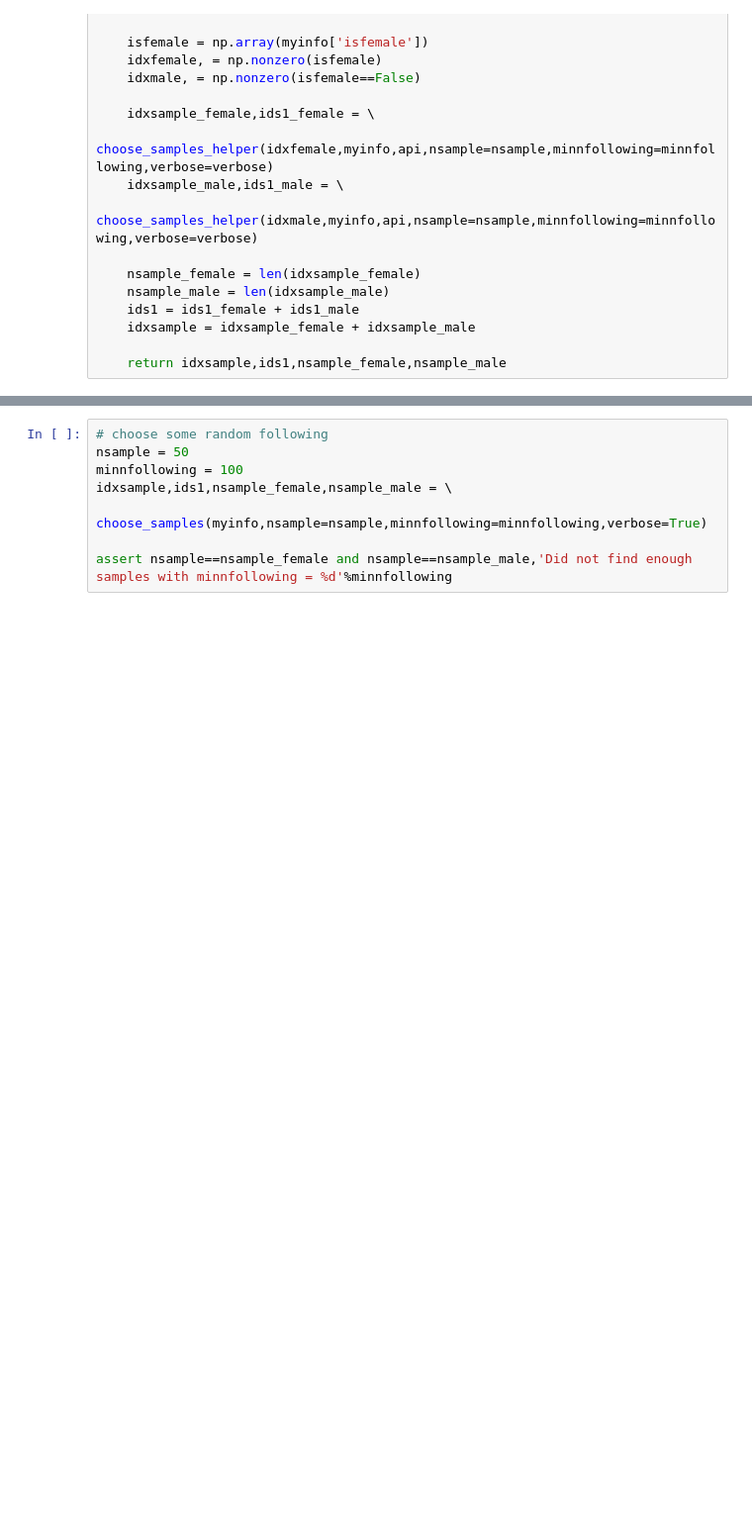
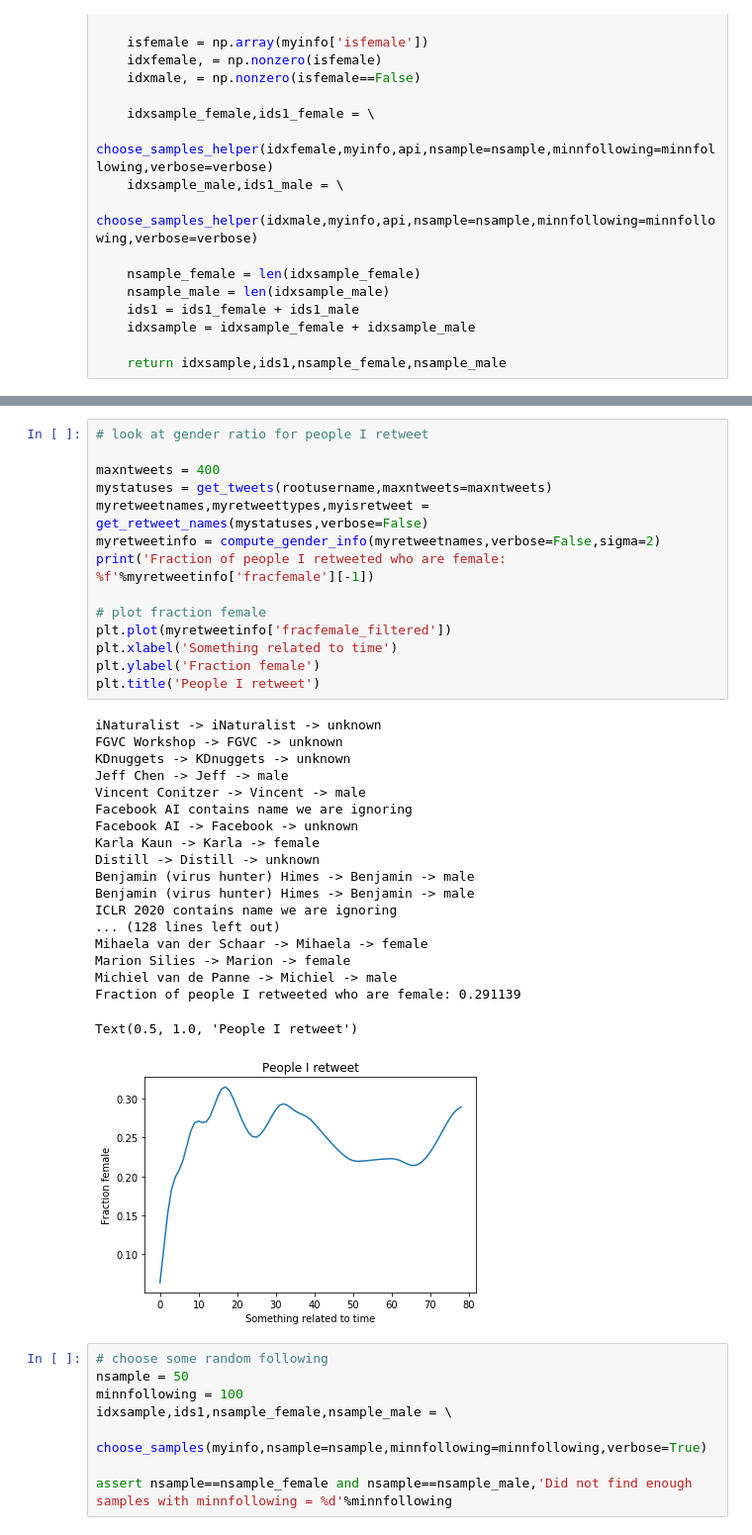
Before and after one commit to kristinbranson/TwitterGenderAnalysis, a Jupyter notebook: TwitterGenderAnalysis.ipynb, the cells around one changed output, grey strips where cells are left out. Shown at 99% size. Cells and saved outputs as stored; diff of their text form; blank space fills up the shorter version.

```diff
--- a/TwitterGenderAnalysis.ipynb
+++ b/TwitterGenderAnalysis.ipynb
@@ -197,3 +263,37 @@ Text(0, 0.5, 'Fraction female')
+# %%
+# look at gender ratio for people I retweet
+
+maxntweets = 400
+mystatuses = get_tweets(rootusername,maxntweets=maxntweets)
+myretweetnames,myretweettypes,myisretweet = get_retweet_names(mystatuses,verbose=False)
+myretweetinfo = compute_gender_info(myretweetnames,verbose=False,sigma=2)
+print('Fraction of people I retweeted who are female: %f'%myretweetinfo['fracfemale'][-1])
+
+# plot fraction female
+plt.plot(myretweetinfo['fracfemale_filtered'])
+plt.xlabel('Something related to time')
+plt.ylabel('Fraction female')
+plt.title('People I retweet')
+# %% [output]
+iNaturalist -> iNaturalist -> unknown
+FGVC Workshop -> FGVC -> unknown
+KDnuggets -> KDnuggets -> unknown
+Jeff Chen -> Jeff -> male
+Vincent Conitzer -> Vincent -> male
+Facebook AI contains name we are ignoring
+Facebook AI -> Facebook -> unknown
+Karla Kaun -> Karla -> female
+Distill -> Distill -> unknown
+Benjamin (virus hunter) Himes -> Benjamin -> male
+Benjamin (virus hunter) Himes -> Benjamin -> male
+ICLR 2020 contains name we are ignoring
+... (128 lines left out)
+Mihaela van der Schaar -> Mihaela -> female
+Marion Silies -> Marion -> female
+Michiel van de Panne -> Michiel -> male
+Fraction of people I retweeted who are female: 0.291139
+Text(0.5, 1.0, 'People I retweet')
+[figure, added]
 # %%
 # choose some random following
 nsample = 50
```
Also changed, not shown: parts of 15 cells of this notebook.
